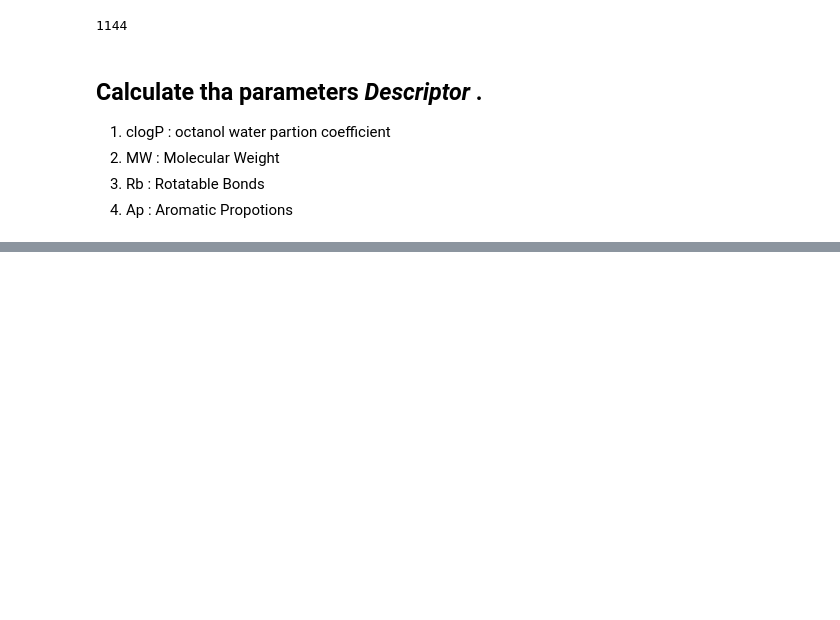
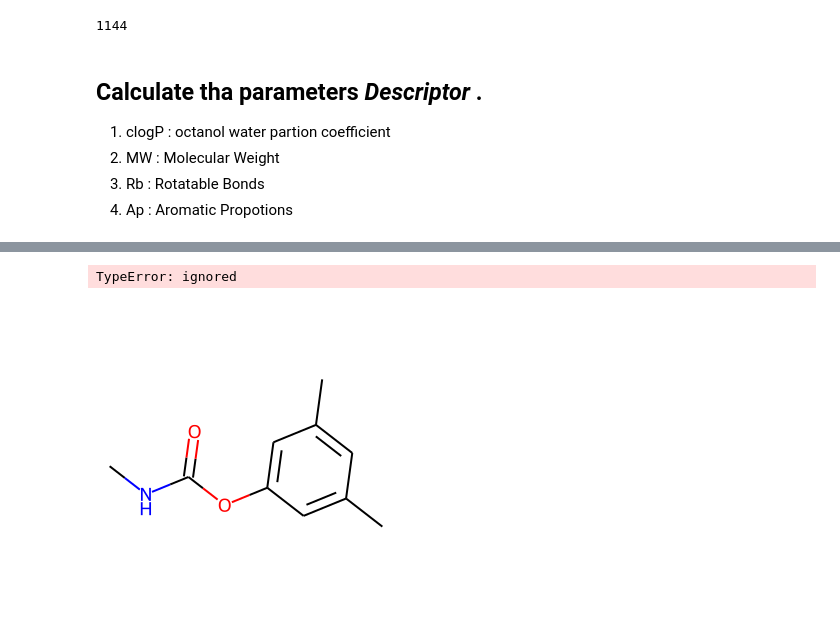
Before and after one commit to rudrajoshi2481/Bioinformatics-Practices, a Jupyter notebook: pyNotebooks/Day01.ipynb, the cells around one changed output, grey strips where cells are left out. Saved outputs shown, nothing was run; the diff lists cells and outputs as text; code cells hidden in the pictures; blank space fills up the shorter version.

```diff
--- a/pyNotebooks/Day01.ipynb
+++ b/pyNotebooks/Day01.ipynb
@@ -139,0 +175,10 @@ from rdkit.Chem import Descriptors
+# %%
+
+
+Draw.MolsToGridImage(AllChem.Compute2DCoords(mol_list[0]),molsPerRow=5)
+# %% [output]
+TypeError: ignored
+# %%
+Draw.MolToImage(mol_list[0])
+# %% [output]
+[figure, added]
```
Also changed, not shown: parts of 31 cells of this notebook.
